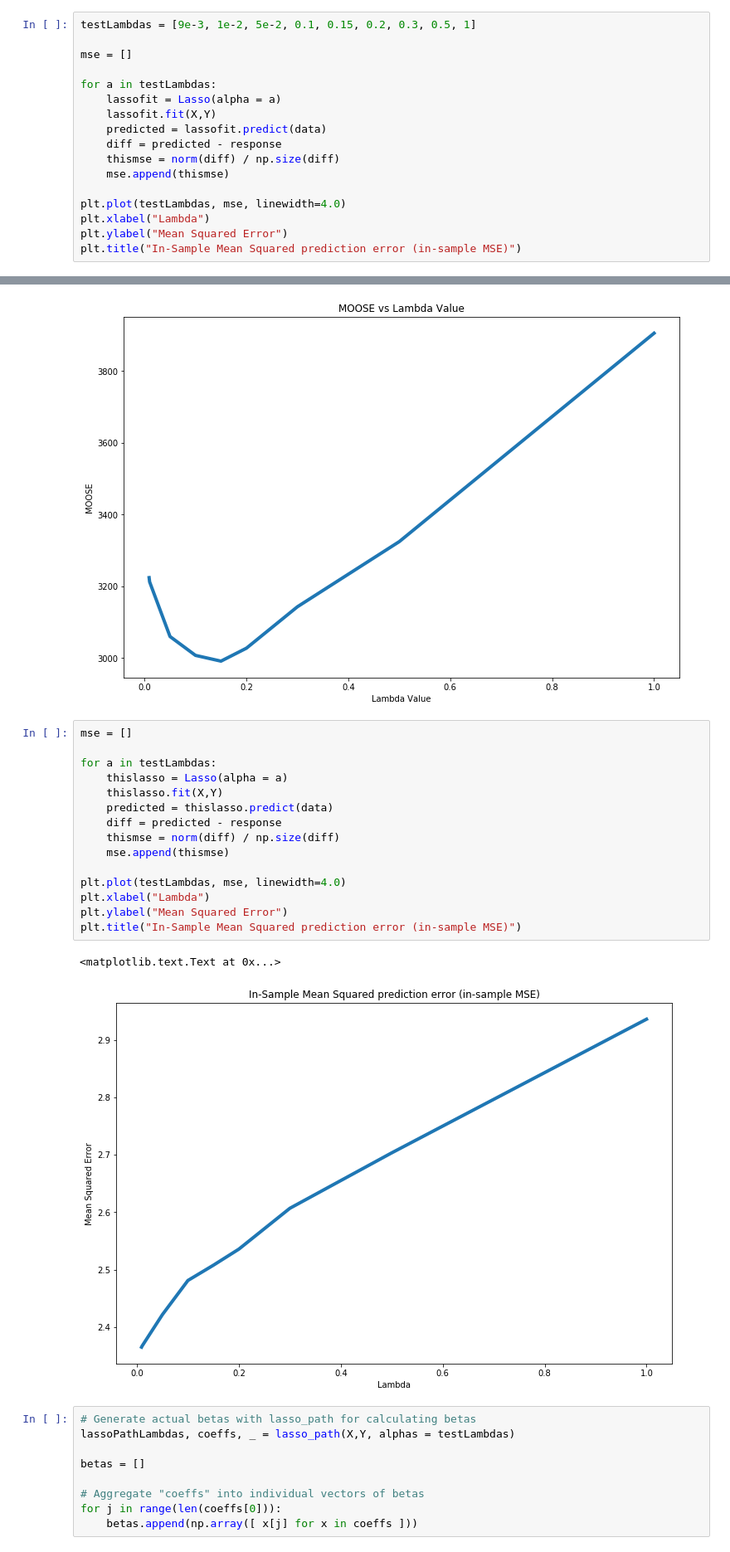
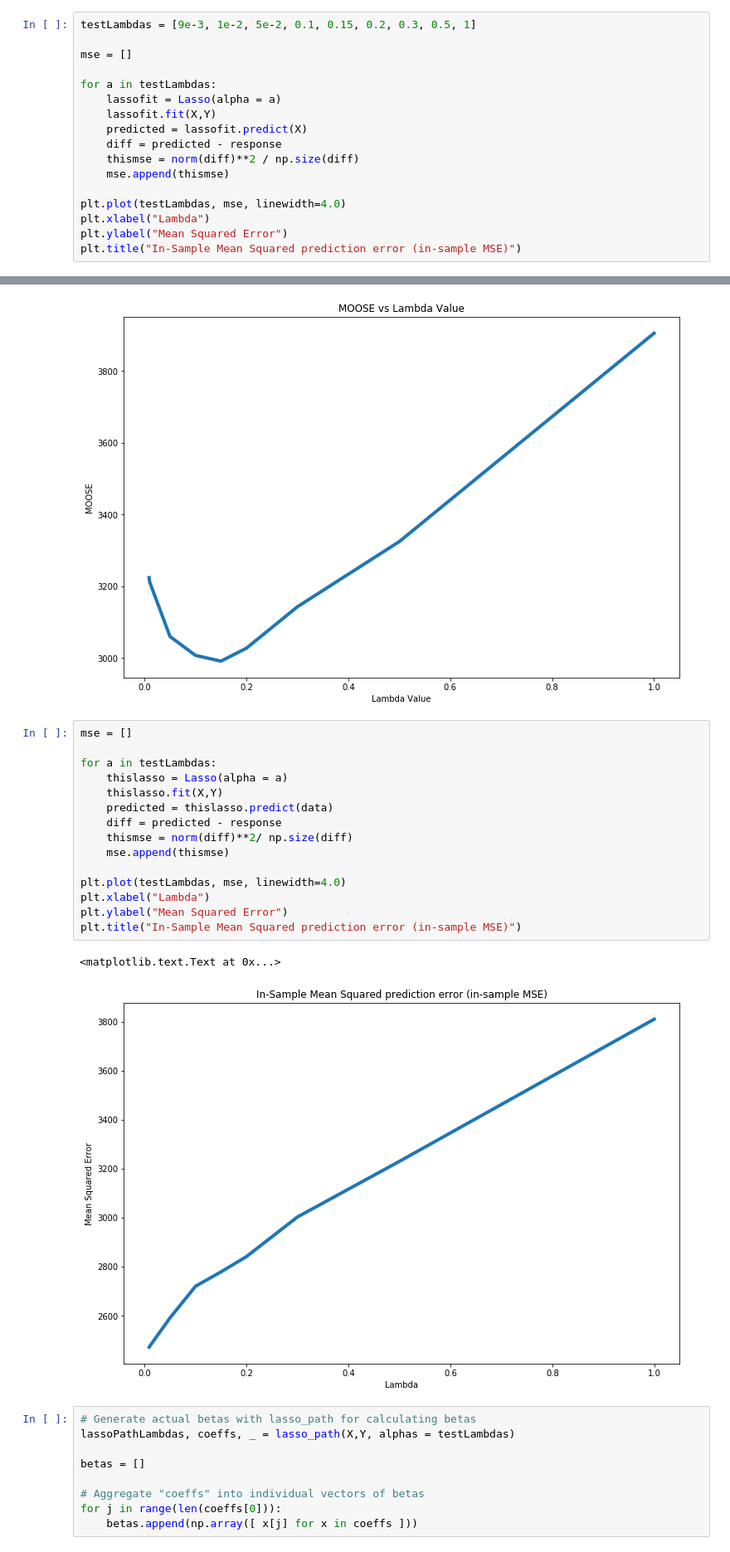
Before and after one commit to anvaribs/SDS385, a Jupyter notebook: exercises/exercises05/sparsity_notebook.ipynb, the cells around one changed output, grey strips where cells are left out. Shown at 83% size. Saved outputs shown, nothing was run; the diff lists cells and outputs as text.

```diff
--- a/exercises/exercises05/sparsity_notebook.ipynb
+++ b/exercises/exercises05/sparsity_notebook.ipynb
@@ -299,9 +299,9 @@ mse = []
 for a in testLambdas:
     lassofit = Lasso(alpha = a)
     lassofit.fit(X,Y)
-    predicted = lassofit.predict(data)
+    predicted = lassofit.predict(X)
     diff = predicted - response
-    thismse = norm(diff) / np.size(diff)
+    thismse = norm(diff)**2 / np.size(diff)
     mse.append(thismse)
 
 plt.plot(testLambdas, mse, linewidth=4.0)
@@ -388,21 +388,21 @@ plt.title("MOOSE vs Lambda Value")
 # %%
 mse = []
 
 for a in testLambdas:
     thislasso = Lasso(alpha = a)
     thislasso.fit(X,Y)
     predicted = thislasso.predict(data)
     diff = predicted - response
-    thismse = norm(diff) / np.size(diff)
+    thismse = norm(diff)**2/ np.size(diff)
     mse.append(thismse)
 
 plt.plot(testLambdas, mse, linewidth=4.0)
 plt.xlabel("Lambda")
 plt.ylabel("Mean Squared Error")
 plt.title("In-Sample Mean Squared prediction error (in-sample MSE)")
 # %% [output]
 <matplotlib.text.Text at 0x...>
-[figure, old version]
+[figure, new version]
 # %%
 # Generate actual betas with lasso_path for calculating betas
 lassoPathLambdas, coeffs, _ = lasso_path(X,Y, alphas = testLambdas)
```
Also changed, not shown: parts of 6 cells of this notebook.
